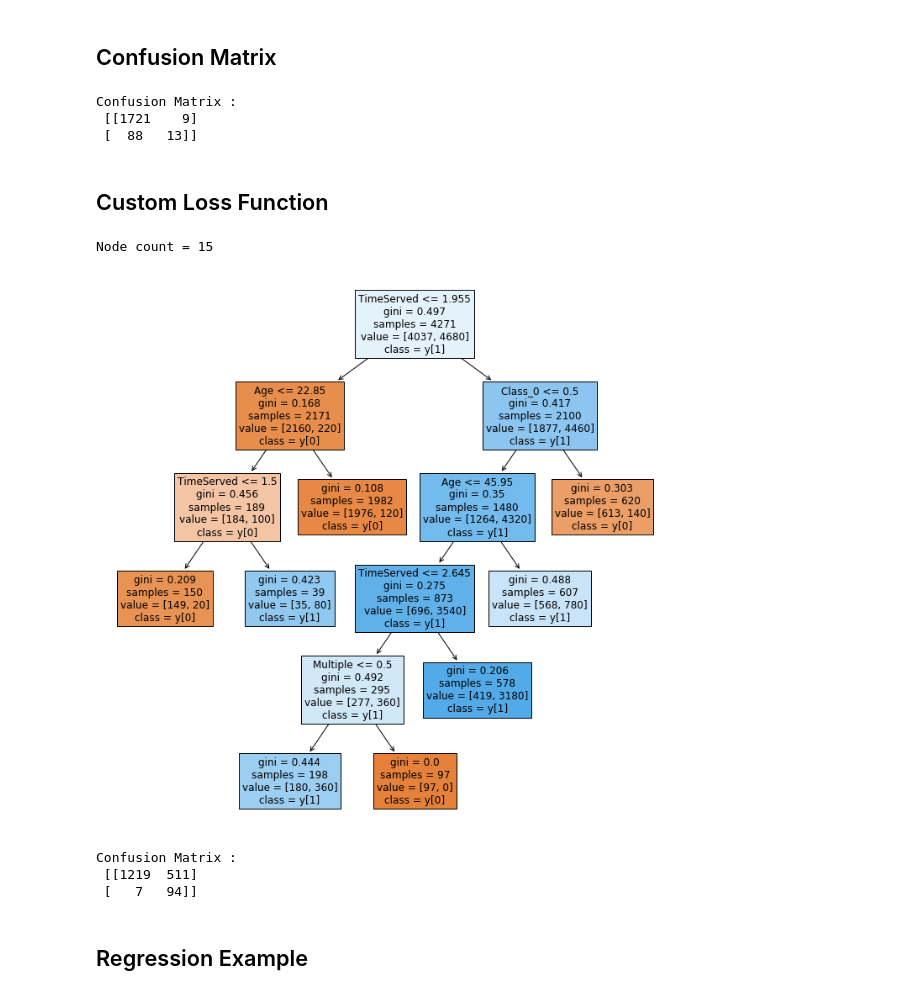
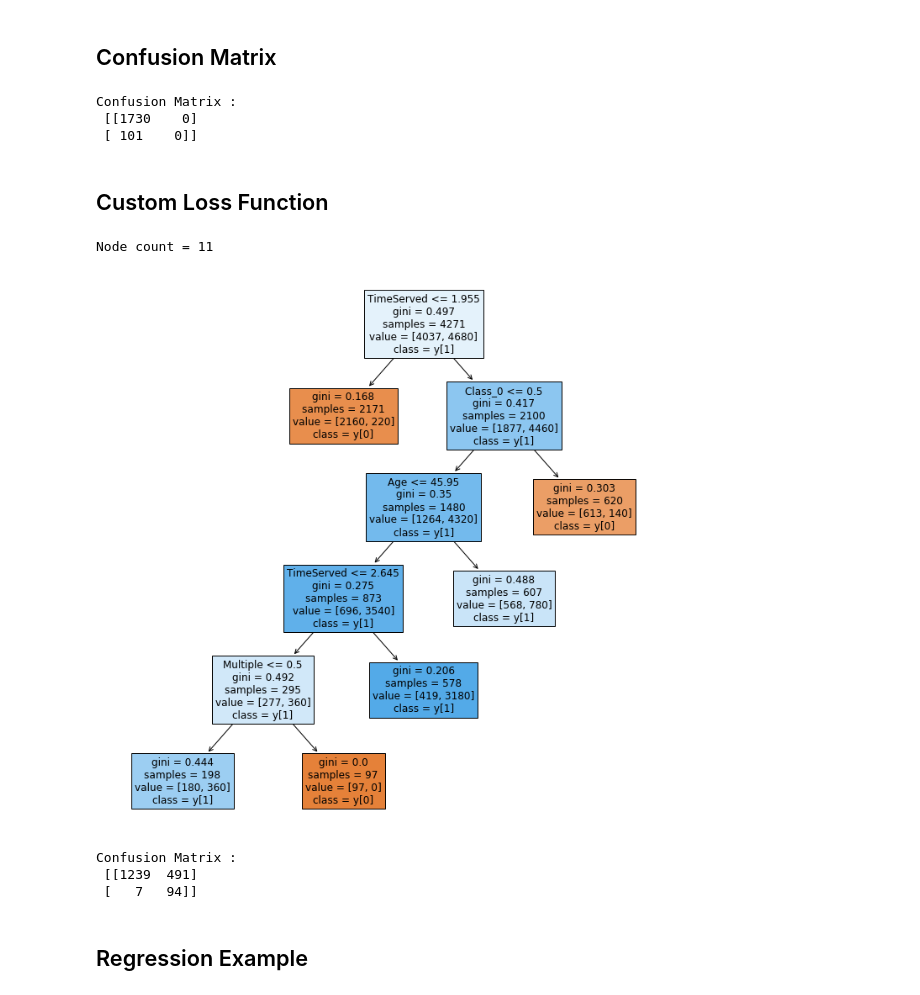
Before and after one commit to paulgrigas/IEOR-142-242-Python-Project, a Jupyter notebook: Lab 4/New_Lab4_v1.ipynb, the cells around one changed output. Saved outputs shown, nothing was run; the diff lists cells and outputs as text; code cells hidden in the pictures.

```diff
--- a/Lab 4/New_Lab4_v1.ipynb
+++ b/Lab 4/New_Lab4_v1.ipynb
@@ -149,13 +149,13 @@ Node count = 5
 # Make predictions
 from sklearn.metrics import confusion_matrix
 
-y_pred = mod.predict(X_test)
+y_pred = mod_small.predict(X_test)
 cm = confusion_matrix(y_test, y_pred)
 print ("Confusion Matrix : \n", cm)
 # %% [output]
 Confusion Matrix :
- [[1721    9]
- [  88   13]]
+ [[1730    0]
+ [ 101    0]]
 # %% [markdown]
 ## Custom Loss Function
 # %%
@@ -171,24 +171,24 @@ Confusion Matrix :
 # Explanation of weight use.
 # %%
 clf = DecisionTreeClassifier(min_samples_leaf=5,
-                             ccp_alpha=0.005,
+                             ccp_alpha=0.007,
                              class_weight = {0: 1, 1: 20},
                              random_state = 88)
 mod2 = clf.fit(X_train, y_train)
 
 print('Node count =', mod2.tree_.node_count)
 plt.figure(figsize=(12,12))
 plot_tree(mod2, feature_names=X_train.columns, class_names=True, filled=True, fontsize=12)
 plt.show()
 
 y_pred = mod2.predict(X_test)
 cm = confusion_matrix(y_test, y_pred)
 print ("Confusion Matrix : \n", cm)
 # %% [output]
-Node count = 15
+Node count = 11
-[figure, old version]
+[figure, new version]
 Confusion Matrix :
- [[1219  511]
+ [[1239  491]
  [   7   94]]
 # %% [markdown]
 ## Regression Example
```
Also changed, not shown: parts of 12 cells of this notebook, 1 other file.
